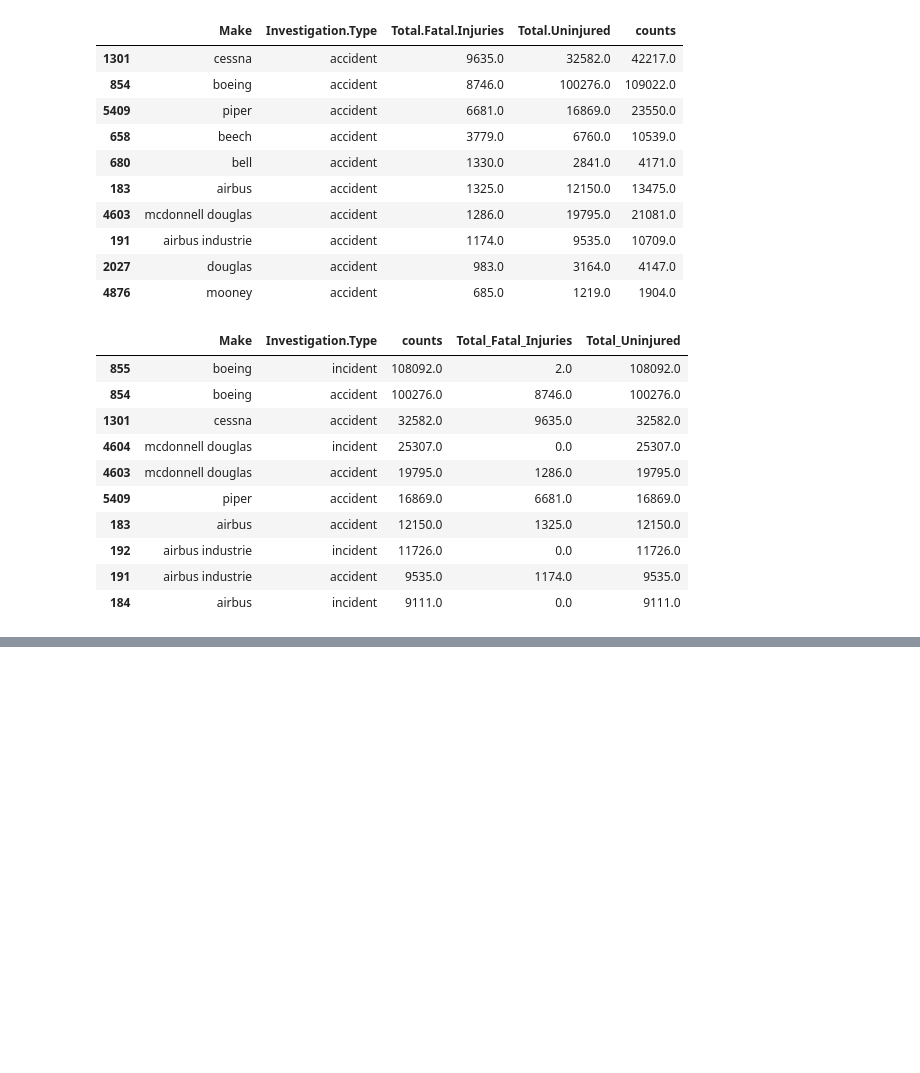
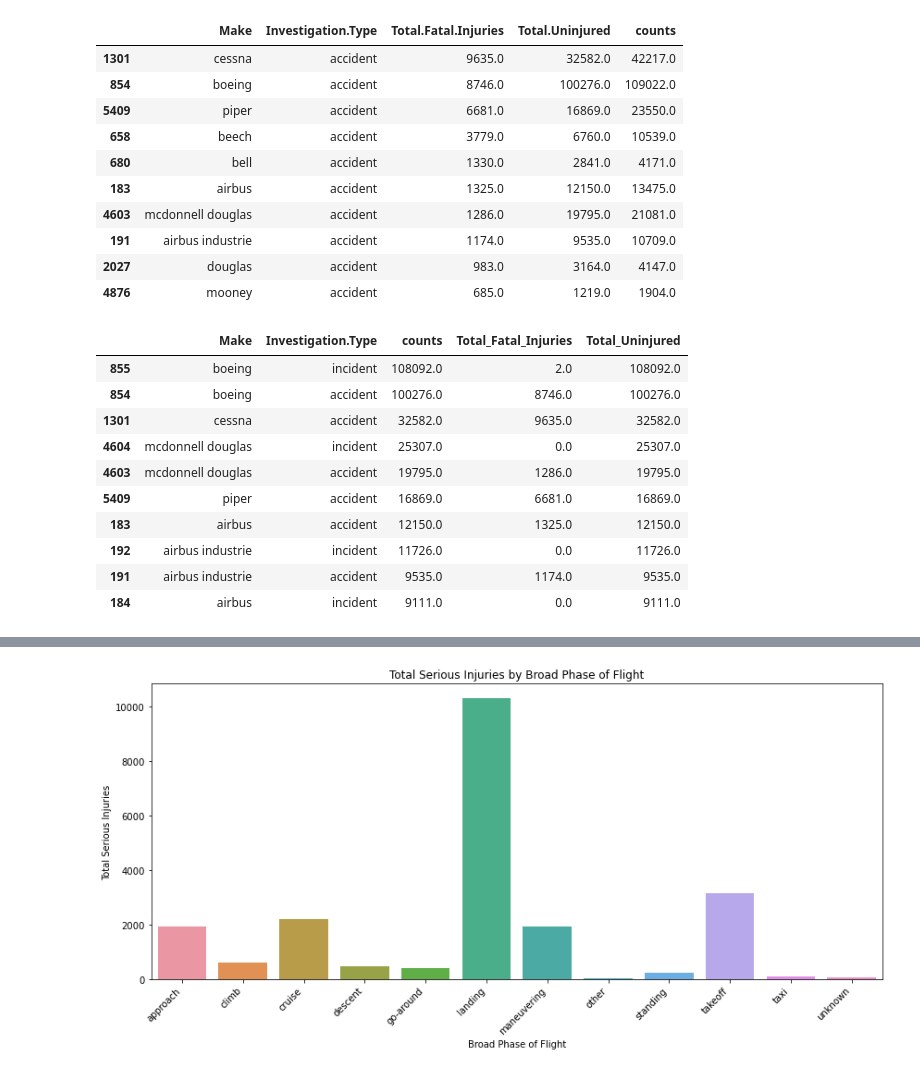
Before and after one commit to Murugi001/Phase-1-project, a Jupyter notebook: student.ipynb, the cells around one changed output, grey strips where cells are left out. Drawn from its saved outputs; the diff is of its cells as text; code cells hidden in the pictures; blank space fills up the shorter version.

Commit message:
added barplot

```diff
--- a/student.ipynb
+++ b/student.ipynb
@@ -461,0 +390,15 @@ Unknown           6.621771  0.113636     0.117904       NaN
+# %%
+# Plotting the distribution of Total Fatal Injuries
+phase_fatalities = df.groupby('Broad.phase.of.flight')['Total.Serious.Injuries'].sum().reset_index()
+
+# Then plot
+plt.figure(figsize=(12,6))
+sns.barplot(data=phase_fatalities, x='Broad.phase.of.flight', y='Total.Serious.Injuries')
+plt.xticks(rotation=45, ha='right')
+plt.title('Total Serious Injuries by Broad Phase of Flight')
+plt.ylabel('Total Serious Injuries')
+plt.xlabel('Broad Phase of Flight')
+plt.tight_layout()
+plt.show()
+# %% [output]
+[figure, added]
```
Also changed, not shown: parts of 17 cells of this notebook, 1 other file.
